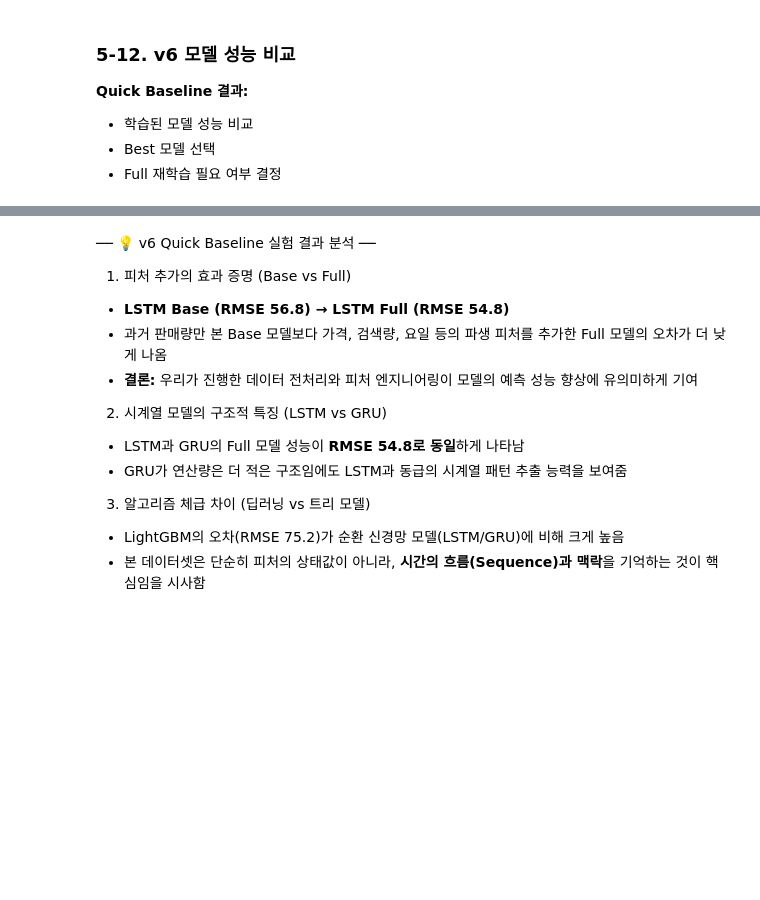
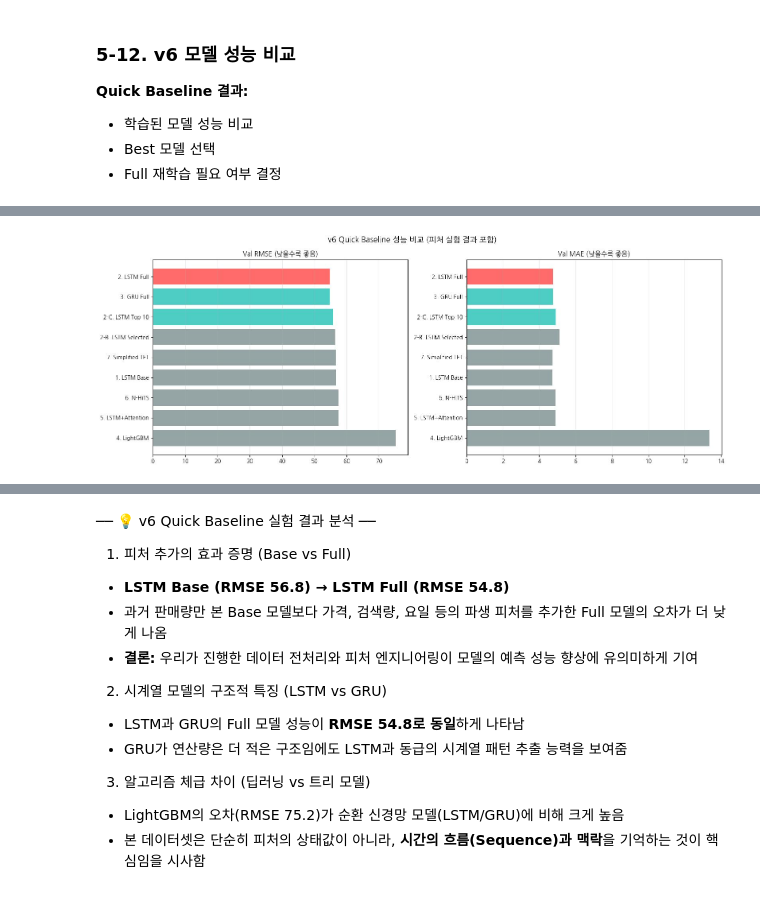
Before and after one commit to KittyNat123/Sales, a Jupyter notebook: Team/Sales_Merged_v6.1.ipynb, the cells around one changed output, grey strips where cells are left out. Drawn from its saved outputs; the diff is of its cells as text; code cells hidden in the pictures; blank space fills up the shorter version.

Commit message:
Sales v6.1 + model_5-5b,c + epoch50 + submission0316(기존submission 이름변경)

```diff
--- a/Team/Sales_Merged_v6.1.ipynb
+++ b/Team/Sales_Merged_v6.1.ipynb
@@ -4837,3 +5012,99 @@ send_discord_message(
    1. Best 모델 확인
    2. 필요시 Best 모델만 Full 재학습 (n_epochs=50)
    3. 또는 바로 6장(재학습) → 7장(앙상블) 진행
+# %%
+# ── 5-12. 전체 모델 성능 비교 (v6 + 피처 실험 추가) ───────────────────────────
+# ver + 5-5B,C
+def load_history(name):
+    """history 로드 (메모리 우선, 없으면 파일)"""
+    var_name = f'history_{name}'
+    try:
+        return eval(var_name)
+    except NameError:
+        try:
+            ckpt = torch.load(
+                os.path.join(OUTPUT_DIR, f'model_{name}.pt'),
+                map_location='cpu', weights_only=False
+            )
+            return ckpt['history']
+        except:
+            return {'val_rmse': [999999], 'val_mae': [999999]}
+
+# ── 모든 history 로드 ─────────────────────────────────────────────────
+history_base = load_history('base')
+history_lstm_full = load_history('lstm_full')
+history_lstm_sel_b = load_history('lstm_sel_b')  # 5-5B 추가
+history_lstm_top10 = load_history('lstm_top10')  # 5-5C 추가
+history_gru_full = load_history('gru_full')
+history_attn = load_history('attn')
+history_nhits = load_history('nhits')
+history_tft = load_history('tft')
+
+# ── 비교표 생성 ──────────────────────────────────────────────────────
+all_results = {
+    '1. LSTM Base': {'RMSE': min(history_base['val_rmse']), 'MAE': min(history_base['val_mae'])},
+    '2. LSTM Full': {'RMSE': min(history_lstm_full['val_rmse']), 'MAE': min(history_lstm_full['val_mae'])},
+    '2-B. LSTM Selected': {'RMSE': min(history_lstm_sel_b['val_rmse']), 'MAE': min(history_lstm_sel_b['val_mae'])},
+    '2-C. LSTM Top 10': {'RMSE': min(history_lstm_top10['val_rmse']), 'MAE': min(history_lstm_top10['val_mae'])},
+    '3. GRU Full': {'RMSE': min(history_gru_full['val_rmse']), 'MAE': min(history_gru_full['val_mae'])},
+    '4. LightGBM': {'RMSE': lgb_val_rmse, 'MAE': lgb_val_mae},
+    '5. LSTM+Attention': {'RMSE': min(history_attn['val_rmse']), 'MAE': min(history_attn['val_mae'])},
+    '6. N-HiTS': {'RMSE': min(history_nhits['val_rmse']), 'MAE': min(history_nhits['val_mae'])},
+    '7. Simplified TFT': {'RMSE': min(history_tft['val_rmse']), 'MAE': min(history_tft['val_mae'])},
+}
+
+# Skip된 모델 제거
+all_results = {k: v for k, v in all_results.items() if v['RMSE'] < 999999}
+
+# 출력
+print('=' * 65)
+print('📊 v6 모델 성능 비교 (Quick Baseline + 피처 실험)')
+print('=' * 65)
+print(f'{"모델":<22} | {"Val RMSE":>12} | {"Val MAE":>12} | {"순위":>4}')
+print('-' * 65)
+
+sorted_models = sorted(all_results.items(), key=lambda x: x[1]['RMSE'])
+for rank, (name, metrics) in enumerate(sorted_models, 1):
+    medal = '🥇' if rank == 1 else '🥈' if rank == 2 else '🥉' if rank == 3 else '  '
+    print(f'{medal} {name:<20} | {metrics["RMSE"]:>12,.1f} | {metrics["MAE"]:>12,.1f} | {rank:>4}')
+
+# ── 시각화 ───────────────────────────────────────────────────────────
+import matplotlib.pyplot as plt
+
+fig, axes = plt.subplots(1, 2, figsize=(16, 6))
+
+names = [n for n, _ in sorted_models]
+rmses = [m['RMSE'] for _, m in sorted_models]
+maes  = [m['MAE'] for _, m in sorted_models]
+
+# 1등 모델은 빨간색, 나머지는 톤다운된 색으로 시각적 강조
+colors = ['#FF6B6B' if i == 0 else '#4ECDC4' if i <= 2 else '#95a5a6' for i in range(len(names))]
+
+axes[0].barh(names[::-1], rmses[::-1], color=colors[::-1])
+axes[0].set_title('Val RMSE (낮을수록 좋음)', fontweight='bold')
+axes[0].grid(axis='x', alpha=0.3)
+
+axes[1].barh(names[::-1], maes[::-1], color=colors[::-1])
+axes[1].set_title('Val MAE (낮을수록 좋음)', fontweight='bold')
+axes[1].grid(axis='x', alpha=0.3)
+
+plt.suptitle('v6 Quick Baseline 성능 비교 (피처 실험 결과 포함)', fontsize=14, fontweight='bold')
+plt.tight_layout()
+plt.show()
+
+# ── 결과 저장 및 알림 ────────────────────────────────────────────────
+best_model = sorted_models[0]
+summary = '\n'.join([
+    f"{rank}. {name}: RMSE {m['RMSE']:,.0f}"
+    for rank, (name, m) in enumerate(sorted_models, 1)
+])
+
+if 'send_discord_message' in globals():
+    send_discord_message(
+        f"🏆 v6 Quick Baseline 완료\n\n"
+        f"【순위】\n{summary}\n\n"
+        f"🥇 Best: {best_model[0]}"
+    )
+
+print('\n✅ ALL_RESULTS 비교 및 시각화 완료')
+# %% [output]
@@ -4839,0 +5125 @@ send_discord_message(
+[figure, added]
```
Also changed, not shown: parts of 30 cells of this notebook, 5 other files.
